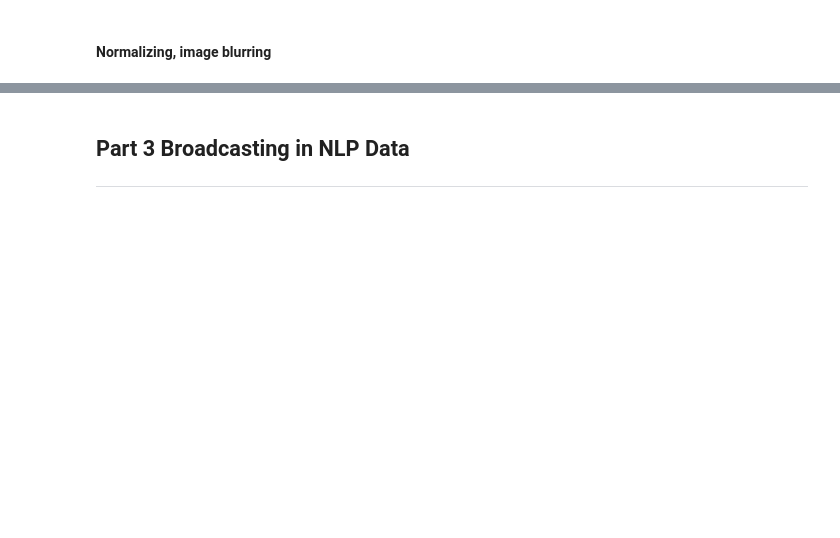
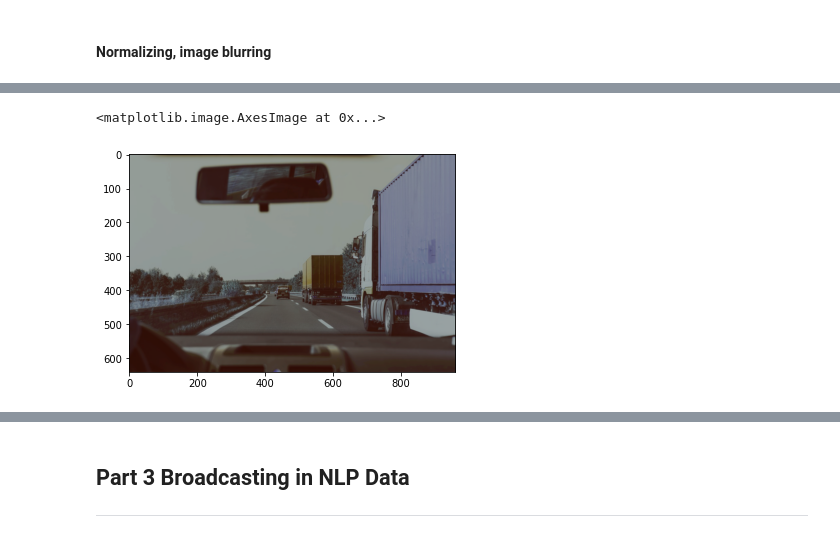
Before and after one commit to unpackAI/DL201, a Jupyter notebook: Week 1/Week 1 Concept Book.ipynb, the cells around one changed output, grey strips where cells are left out. Drawn from its saved outputs; the diff is of its cells as text; code cells hidden in the pictures; blank space fills up the shorter version.

```diff
--- a/Week 1/Week 1 Concept Book.ipynb
+++ b/Week 1/Week 1 Concept Book.ipynb
@@ -1676,0 +1828,2 @@ NameError: name 'blurring' is not defined
+# %%
+blurred_img = blur1(img_array)
@@ -1676,0 +1834,5 @@ NameError: name 'blurring' is not defined
+# %%
+plt.imshow(blurred_img)
+# %% [output]
+<matplotlib.image.AxesImage at 0x...>
+[figure, added]
```
Also changed, not shown: parts of 49 cells of this notebook.
